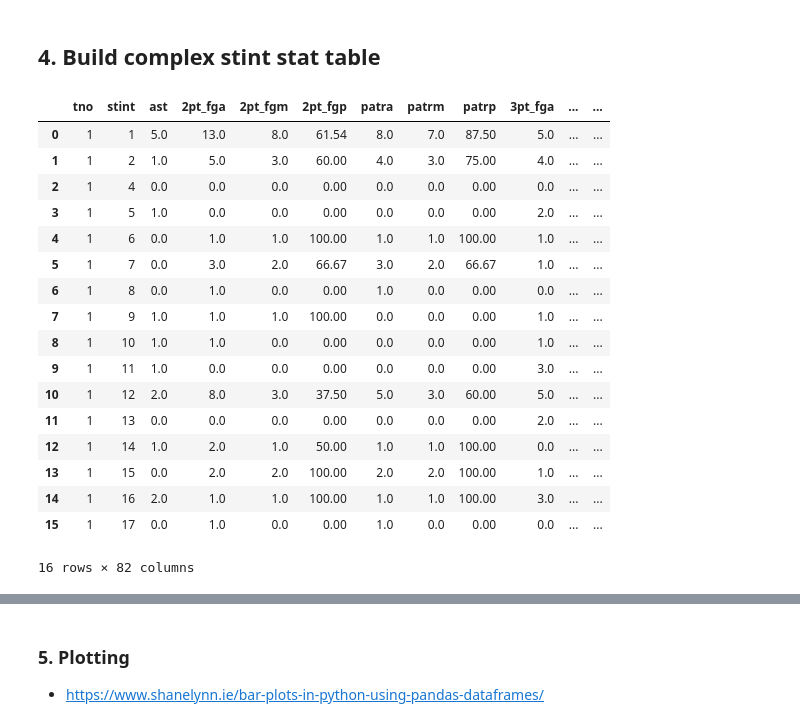
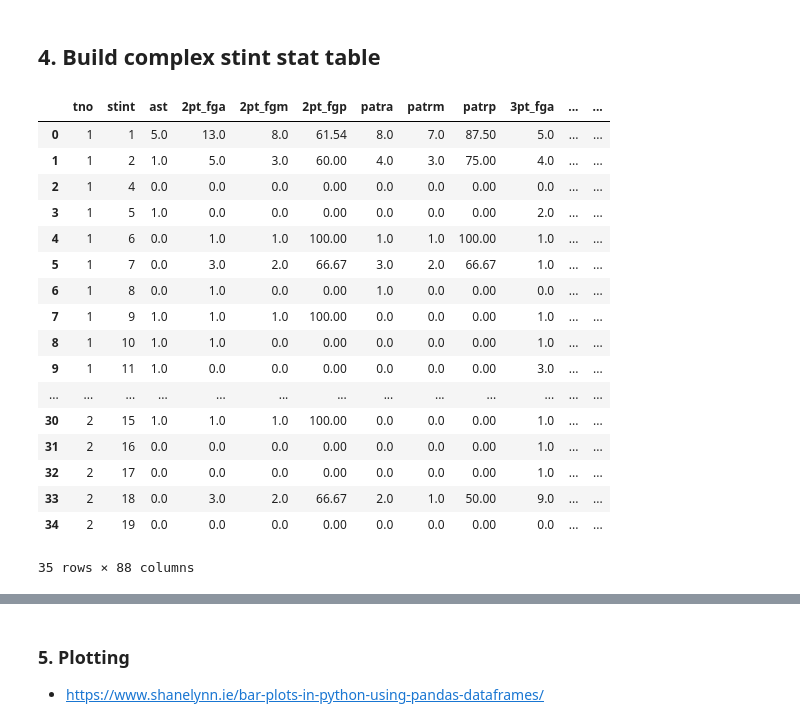
Before and after one commit to ssardina/pynbl, a Jupyter notebook: bball_stas.ipynb, the cells around one changed output, grey strips where cells are left out. Cells and saved outputs as stored; diff of their text form; code cells hidden in the pictures.

```diff
--- a/bball_stas.ipynb
+++ b/bball_stas.ipynb
@@ -455,7 +488,7 @@ def build_stint_stats(pbp_df: pd.DataFrame, tno: int, stint_col: str) -> pd.Data
     stint_team_stats_df.insert(0, 'tno', tno)
 
     # basic stats for opponents' plays
-    stint_opp_stats_df = build_stint_basic_stats(pbp_df.loc[pbp_df['tno'] == 2 if tno == 1 else 1], stint_col)
+    stint_opp_stats_df = build_stint_basic_stats(pbp_df.loc[pbp_df['tno'] == (2 if tno == 1 else 1)], stint_col)
     stint_opp_stats_df.rename(columns={stint_col : 'stint'}, inplace=True)
     stint_opp_stats_df.insert(0, 'tno', tno)
     stint_opp_stats_df
@@ -480,40 +513,45 @@ def build_stint_stats(pbp_df: pd.DataFrame, tno: int, stint_col: str) -> pd.Data
 
     stint_stats_df['drbp_opp'] = percent(stint_stats_df['dreb_opp'], stint_stats_df['dreb_opp'] + stint_stats_df['oreb'])
     stint_stats_df['orbp_opp'] = percent(stint_stats_df['oreb_opp'], stint_stats_df['oreb_opp'] + stint_stats_df['dreb'])
     stint_stats_df['trbp_opp'] = percent(stint_stats_df['trb_opp'],
                                     stint_stats_df['oreb_opp'] +
                                     stint_stats_df['dreb_opp'] +
                                     stint_stats_df['oreb'] +
                                     stint_stats_df['dreb'])
 
     # perc of opponent shots that were blocked
     stint_stats_df['opp_fga_blocked'] = percent(stint_stats_df['blk'], stint_stats_df['fga_opp'])
+    stint_stats_df['opp_fga_blocked_opp'] = percent(stint_stats_df['blk_opp'], stint_stats_df['fga'])
 
     # `team_ts%` = round(100*(sum(lineup_dat$team_pts)/(2*(team_fga + 0.44*sum(lineup_dat$team_fta)))),2)
 
     return stint_stats_df
 
-stats_df = build_stint_stats(pbp2_df, 1, "stint1")
+stats1_df = build_stint_stats(pbp2_df, 1, "stint1")
+stats2_df = build_stint_stats(pbp2_df, 2, "stint2")
 
-stats_df[['blk_opp', 'poss_opp', 'blk_rate_opp']].iloc[[4]]
+stats_df = pd.concat([stats1_df, stats2_df])
+
+stats_df.reset_index(inplace=True, drop=True)
+# stats_df[['blk_opp', 'poss_opp', 'blk_rate_opp']].iloc[[4]]
 stats_df
 # %% [output]
 |  | tno | stint | ast | 2pt_fga | 2pt_fgm | 2pt_fgp | patra | patrm | patrp | 3pt_fga | ... | ... |
 | 0 | 1 | 1 | 5.0 | 13.0 | 8.0 | 61.54 | 8.0 | 7.0 | 87.50 | 5.0 | ... | ... |
 | 1 | 1 | 2 | 1.0 | 5.0 | 3.0 | 60.00 | 4.0 | 3.0 | 75.00 | 4.0 | ... | ... |
 | 2 | 1 | 4 | 0.0 | 0.0 | 0.0 | 0.00 | 0.0 | 0.0 | 0.00 | 0.0 | ... | ... |
 | 3 | 1 | 5 | 1.0 | 0.0 | 0.0 | 0.00 | 0.0 | 0.0 | 0.00 | 2.0 | ... | ... |
 | 4 | 1 | 6 | 0.0 | 1.0 | 1.0 | 100.00 | 1.0 | 1.0 | 100.00 | 1.0 | ... | ... |
 | 5 | 1 | 7 | 0.0 | 3.0 | 2.0 | 66.67 | 3.0 | 2.0 | 66.67 | 1.0 | ... | ... |
 | 6 | 1 | 8 | 0.0 | 1.0 | 0.0 | 0.00 | 1.0 | 0.0 | 0.00 | 0.0 | ... | ... |
 | 7 | 1 | 9 | 1.0 | 1.0 | 1.0 | 100.00 | 0.0 | 0.0 | 0.00 | 1.0 | ... | ... |
 | 8 | 1 | 10 | 1.0 | 1.0 | 0.0 | 0.00 | 0.0 | 0.0 | 0.00 | 1.0 | ... | ... |
 | 9 | 1 | 11 | 1.0 | 0.0 | 0.0 | 0.00 | 0.0 | 0.0 | 0.00 | 3.0 | ... | ... |
-| 10 | 1 | 12 | 2.0 | 8.0 | 3.0 | 37.50 | 5.0 | 3.0 | 60.00 | 5.0 | ... | ... |
-| 11 | 1 | 13 | 0.0 | 0.0 | 0.0 | 0.00 | 0.0 | 0.0 | 0.00 | 2.0 | ... | ... |
-| 12 | 1 | 14 | 1.0 | 2.0 | 1.0 | 50.00 | 1.0 | 1.0 | 100.00 | 0.0 | ... | ... |
-| 13 | 1 | 15 | 0.0 | 2.0 | 2.0 | 100.00 | 2.0 | 2.0 | 100.00 | 1.0 | ... | ... |
-| 14 | 1 | 16 | 2.0 | 1.0 | 1.0 | 100.00 | 1.0 | 1.0 | 100.00 | 3.0 | ... | ... |
-| 15 | 1 | 17 | 0.0 | 1.0 | 0.0 | 0.00 | 1.0 | 0.0 | 0.00 | 0.0 | ... | ... |
+| ... | ... | ... | ... | ... | ... | ... | ... | ... | ... | ... | ... | ... |
+| 30 | 2 | 15 | 1.0 | 1.0 | 1.0 | 100.00 | 0.0 | 0.0 | 0.00 | 1.0 | ... | ... |
+| 31 | 2 | 16 | 0.0 | 0.0 | 0.0 | 0.00 | 0.0 | 0.0 | 0.00 | 1.0 | ... | ... |
+| 32 | 2 | 17 | 0.0 | 0.0 | 0.0 | 0.00 | 0.0 | 0.0 | 0.00 | 1.0 | ... | ... |
+| 33 | 2 | 18 | 0.0 | 3.0 | 2.0 | 66.67 | 2.0 | 1.0 | 50.00 | 9.0 | ... | ... |
+| 34 | 2 | 19 | 0.0 | 0.0 | 0.0 | 0.00 | 0.0 | 0.0 | 0.00 | 0.0 | ... | ... |
-16 rows × 82 columns
+35 rows × 88 columns
 # %%
```
Also changed, not shown: parts of 13 cells of this notebook, 1 other file.
